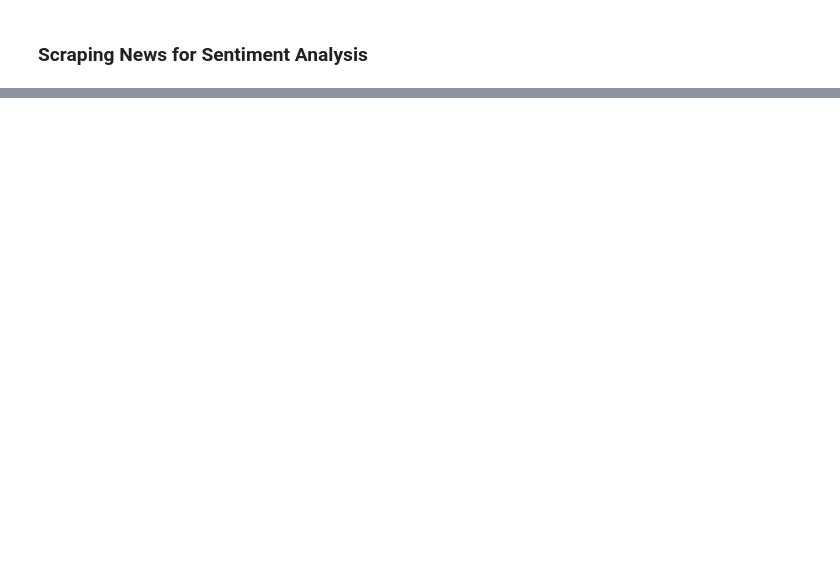
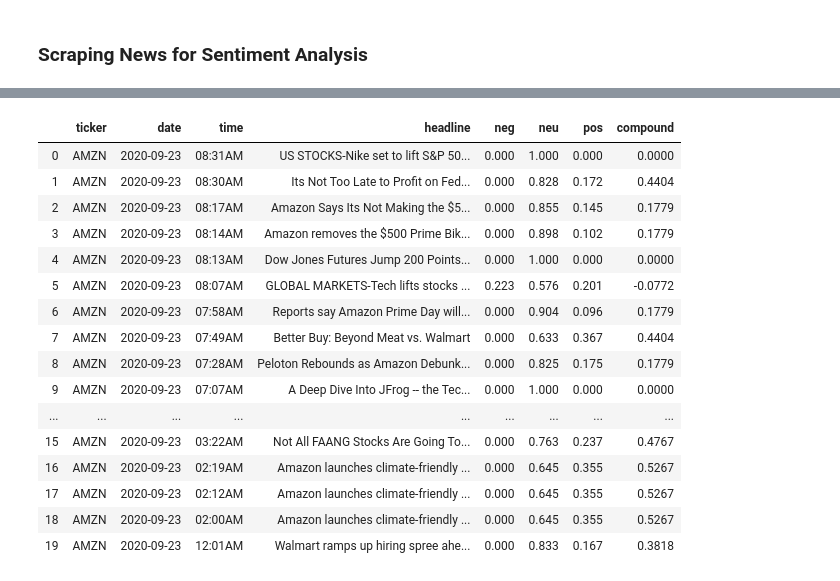
Before and after one commit to rorrot/trading_project, a Jupyter notebook: Trading.ipynb, the cells around one changed output, grey strips where cells are left out. Cells and saved outputs as stored; diff of their text form; code cells hidden in the pictures; blank space fills up the shorter version.

```diff
--- a/Trading.ipynb
+++ b/Trading.ipynb
@@ -478,0 +509,41 @@ mycol.insert_one({"name":"News","data":parsed_news}) # inesrt into DB
+# %%
+# Instantiate the sentiment intensity analyzer
+vader = SentimentIntensityAnalyzer()
+
+# Set column names
+columns = ['ticker', 'date', 'time', 'headline']
+
+# Convert the parsed_news list into a DataFrame called 'parsed_and_scored_news'
+parsed_and_scored_news = pd.DataFrame(parsed_news, columns=columns)
+
+# Iterate through the headlines and get the polarity scores using vader
+scores = parsed_and_scored_news['headline'].apply(vader.polarity_scores).tolist()
+
+# Convert the 'scores' list of dicts into a DataFrame
+scores_df = pd.DataFrame(scores)
+
+# Join the DataFrames of the news and the list of dicts
+parsed_and_scored_news = parsed_and_scored_news.join(scores_df, rsuffix='_right')
+
+# Convert the date column from string to datetime
+parsed_and_scored_news['date'] = pd.to_datetime(parsed_and_scored_news.date).dt.date
+
+parsed_and_scored_news.head(20)
+# %% [output]
+|  | ticker | date | time | headline | neg | neu | pos | compound |
+| 0 | AMZN | 2020-09-23 | 08:31AM | US STOCKS-Nike set to lift S&P 50... | 0.000 | 1.000 | 0.000 | 0.0000 |
+| 1 | AMZN | 2020-09-23 | 08:30AM | Its Not Too Late to Profit on Fed... | 0.000 | 0.828 | 0.172 | 0.4404 |
+| 2 | AMZN | 2020-09-23 | 08:17AM | Amazon Says Its Not Making the $5... | 0.000 | 0.855 | 0.145 | 0.1779 |
+| 3 | AMZN | 2020-09-23 | 08:14AM | Amazon removes the $500 Prime Bik... | 0.000 | 0.898 | 0.102 | 0.1779 |
+| 4 | AMZN | 2020-09-23 | 08:13AM | Dow Jones Futures Jump 200 Points... | 0.000 | 1.000 | 0.000 | 0.0000 |
+| 5 | AMZN | 2020-09-23 | 08:07AM | GLOBAL MARKETS-Tech lifts stocks ... | 0.223 | 0.576 | 0.201 | -0.0772 |
+| 6 | AMZN | 2020-09-23 | 07:58AM | Reports say Amazon Prime Day will... | 0.000 | 0.904 | 0.096 | 0.1779 |
+| 7 | AMZN | 2020-09-23 | 07:49AM | Better Buy: Beyond Meat vs. Walmart | 0.000 | 0.633 | 0.367 | 0.4404 |
+| 8 | AMZN | 2020-09-23 | 07:28AM | Peloton Rebounds as Amazon Debunk... | 0.000 | 0.825 | 0.175 | 0.1779 |
+| 9 | AMZN | 2020-09-23 | 07:07AM | A Deep Dive Into JFrog -- the Tec... | 0.000 | 1.000 | 0.000 | 0.0000 |
+| ... | ... | ... | ... | ... | ... | ... | ... | ... |
+| 15 | AMZN | 2020-09-23 | 03:22AM | Not All FAANG Stocks Are Going To... | 0.000 | 0.763 | 0.237 | 0.4767 |
+| 16 | AMZN | 2020-09-23 | 02:19AM | Amazon launches climate-friendly ... | 0.000 | 0.645 | 0.355 | 0.5267 |
+| 17 | AMZN | 2020-09-23 | 02:12AM | Amazon launches climate-friendly ... | 0.000 | 0.645 | 0.355 | 0.5267 |
+| 18 | AMZN | 2020-09-23 | 02:00AM | Amazon launches climate-friendly ... | 0.000 | 0.645 | 0.355 | 0.5267 |
+| 19 | AMZN | 2020-09-23 | 12:01AM | Walmart ramps up hiring spree ahe... | 0.000 | 0.833 | 0.167 | 0.3818 |
```
Also changed, not shown: parts of 22 cells of this notebook, 3 other files.
